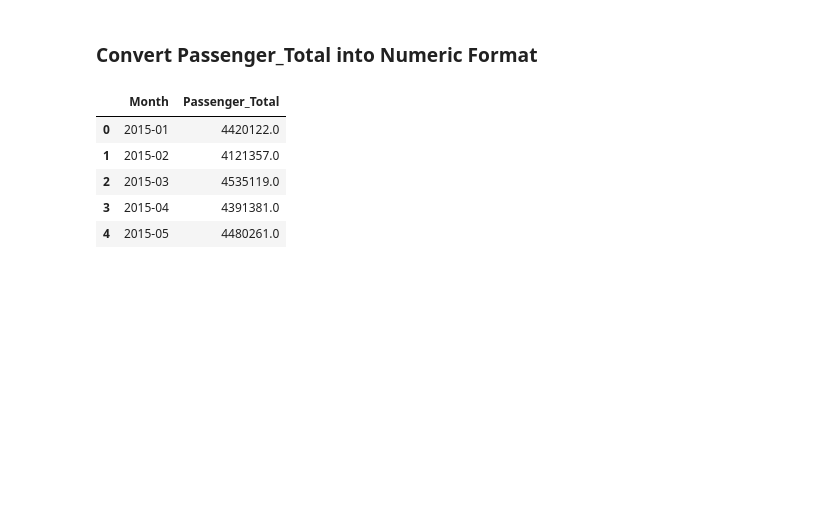
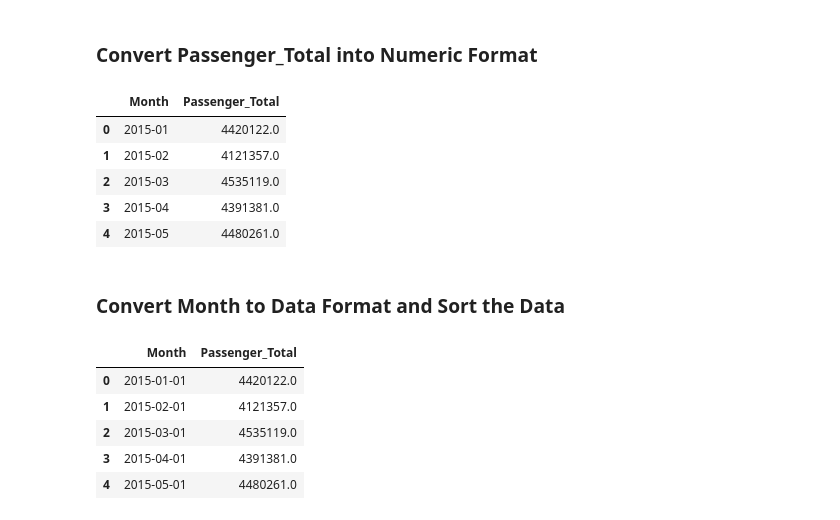
Before and after one commit to AbhishekShah272002/Deep-Learning-and-NLP, a Jupyter notebook: Air_Traffic_Movements_Using_RNN_.ipynb, the cells around one changed output. Saved outputs shown, nothing was run; the diff lists cells and outputs as text; code cells hidden in the pictures; blank space fills up the shorter version.

```diff
--- a/Air_Traffic_Movements_Using_RNN_.ipynb
+++ b/Air_Traffic_Movements_Using_RNN_.ipynb
@@ -103,3 +103,18 @@ data.head()
 | 2 | 2015-03 | 4535119.0 |
 | 3 | 2015-04 | 4391381.0 |
 | 4 | 2015-05 | 4480261.0 |
+# %% [markdown]
+### Convert Month to Data Format and Sort the Data
+# %%
+data['Month'] = pd.to_datetime(data['Month'])
+
+data = data.sort_values('Month')
+
+data.head()
+# %% [output]
+|  | Month | Passenger_Total |
+| 0 | 2015-01-01 | 4420122.0 |
+| 1 | 2015-02-01 | 4121357.0 |
+| 2 | 2015-03-01 | 4535119.0 |
+| 3 | 2015-04-01 | 4391381.0 |
+| 4 | 2015-05-01 | 4480261.0 |
```
